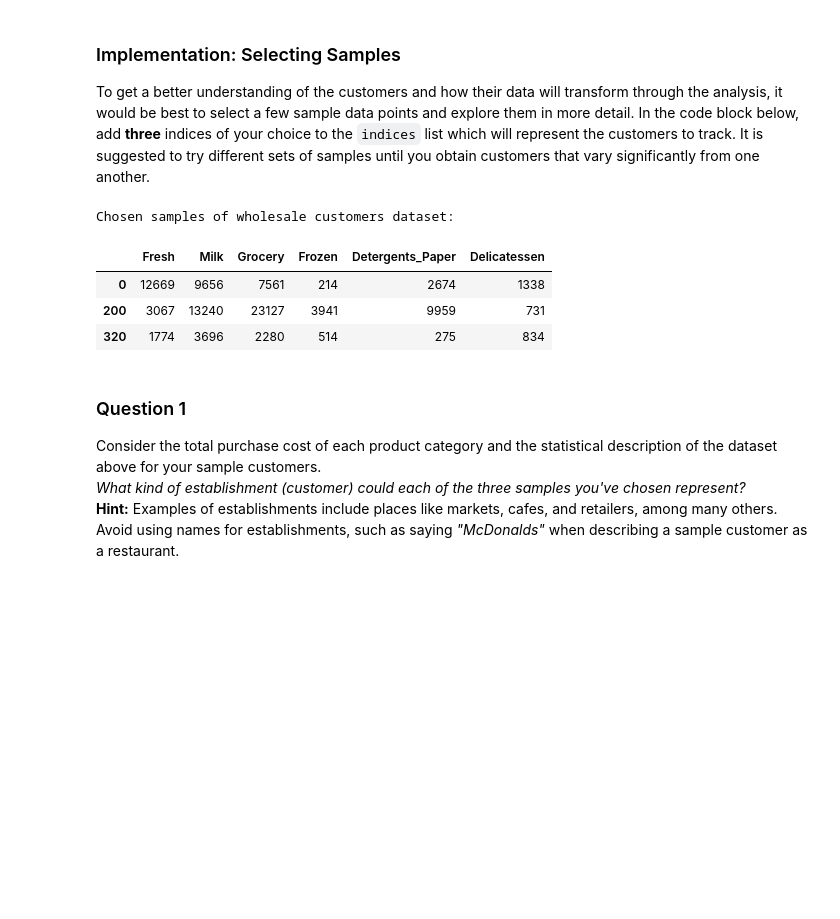
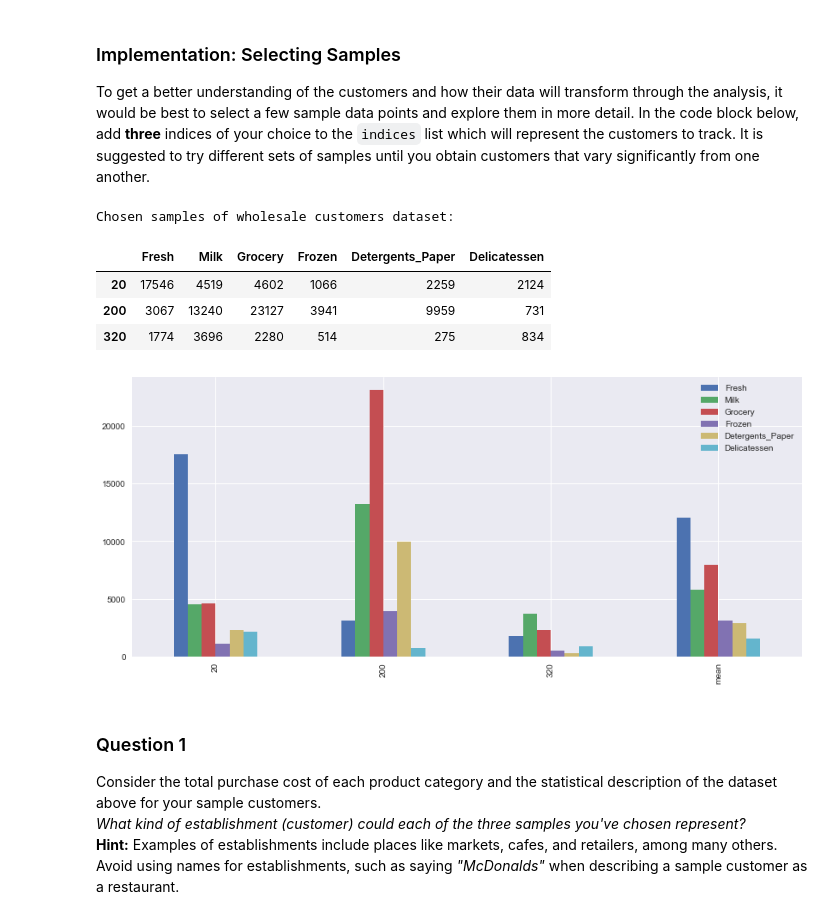
Before and after one commit to IsaacWallis/udacity_machine_learning, a Jupyter notebook: customer_segments/customer_segments.ipynb, the cells around one changed output. Cells and saved outputs as stored; diff of their text form; code cells hidden in the pictures; blank space fills up the shorter version.

```diff
--- a/customer_segments/customer_segments.ipynb
+++ b/customer_segments/customer_segments.ipynb
@@ -60,18 +60,26 @@ display(data.describe())
 To get a better understanding of the customers and how their data will transform through the analysis, it would be best to select a few sample data points and explore them in more detail. In the code block below, add **three** indices of your choice to the `indices` list which will represent the customers to track. It is suggested to try different sets of samples until you obtain customers that vary significantly from one another.
 # %%
 # TODO: Select three indices of your choice you wish to sample from the dataset
-indices = [0,200,320]
+indices = [20,200,320]
 
 # Create a DataFrame of the chosen samples
 samples = pd.DataFrame(data.loc[indices], columns = data.keys())#.reset_index(drop = True)
 print "Chosen samples of wholesale customers dataset:"
 display(samples)
+
+#print data.describe()
+
+import seaborn as sns
+samples_bar = samples.append(data.describe().loc['mean'])
+samples_bar.index = indices + ['mean']
+_ = samples_bar.plot(kind='bar', figsize=(14,6))
 # %% [output]
 Chosen samples of wholesale customers dataset:
 |  | Fresh | Milk | Grocery | Frozen | Detergents_Paper | Delicatessen |
-| 0 | 12669 | 9656 | 7561 | 214 | 2674 | 1338 |
+| 20 | 17546 | 4519 | 4602 | 1066 | 2259 | 2124 |
 | 200 | 3067 | 13240 | 23127 | 3941 | 9959 | 731 |
 | 320 | 1774 | 3696 | 2280 | 514 | 275 | 834 |
+[figure, added]
 # %% [markdown]
 ### Question 1
 Consider the total purchase cost of each product category and the statistical description of the dataset above for your sample customers.
```
Also changed, not shown: parts of 20 cells of this notebook, 3 other files.
